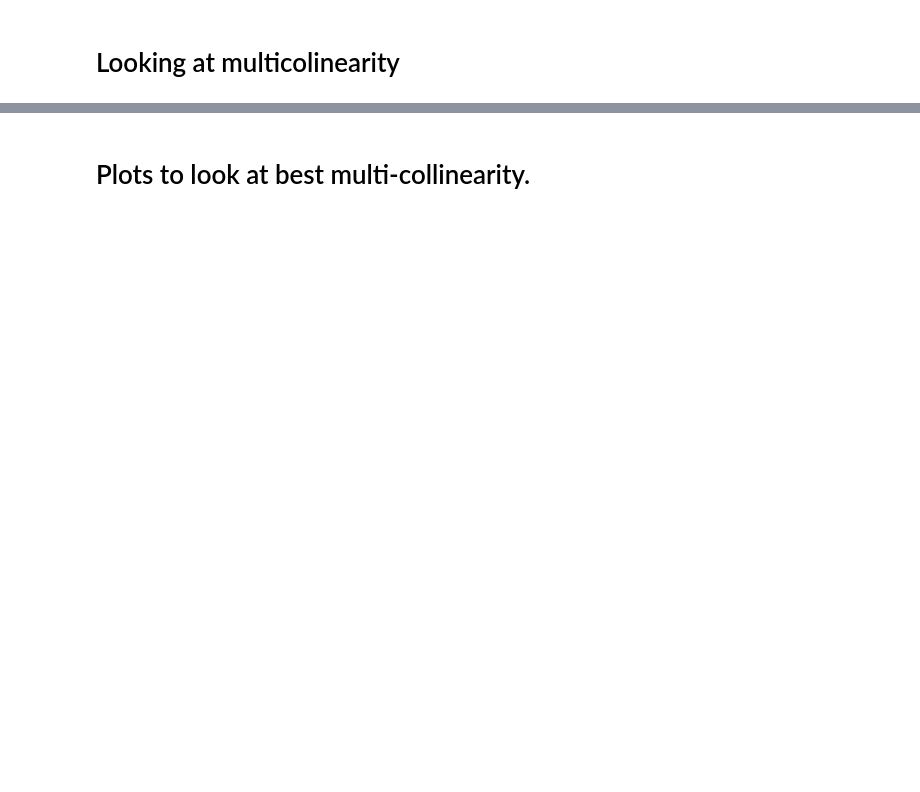
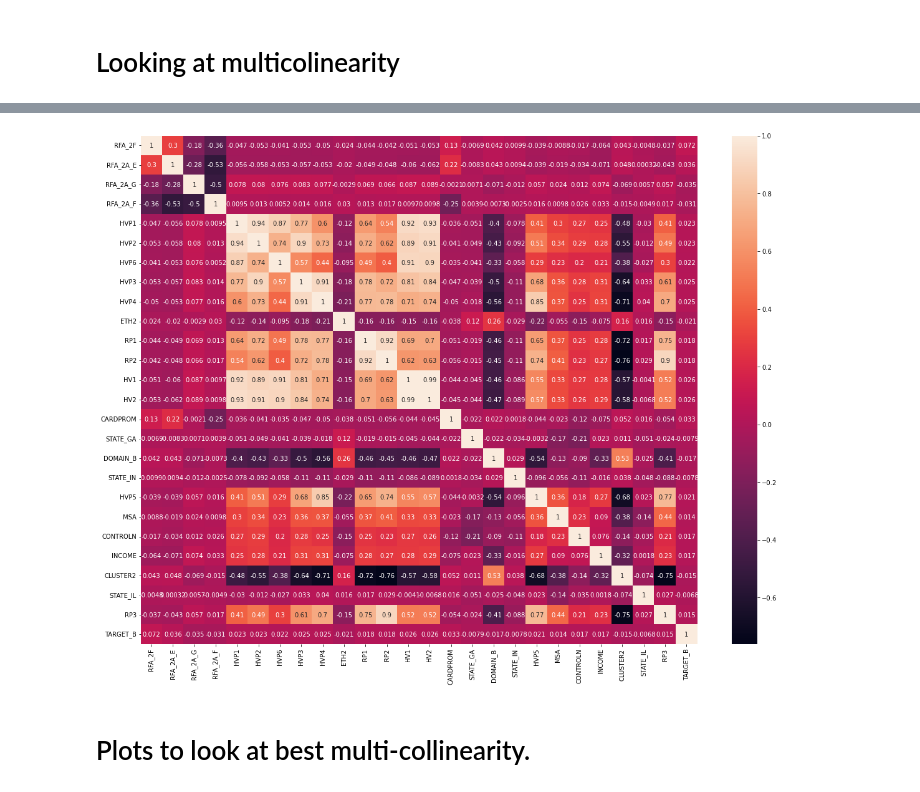
Before and after one commit to erin-berardi/Erin_dataV2-labs, a Jupyter notebook: Week_7_Full_notebook_random-forrest_solution.ipynb, the cells around one changed output, grey strips where cells are left out. Saved outputs shown, nothing was run; the diff lists cells and outputs as text; code cells hidden in the pictures; blank space fills up the shorter version.

```diff
--- a/Week_7_Full_notebook_random-forrest_solution.ipynb
+++ b/Week_7_Full_notebook_random-forrest_solution.ipynb
@@ -463,0 +435,3 @@ X_test_all = X_test[['RFA_2F',
+# %%
+X_train_all = X_train[col_list]
+X_train_all
@@ -477,3 +467,6 @@ X_test_all
 | 28622 | 1.000000 | 1.0 | 0.0 | 0.0 | 0.000000 | 0.010101 | 0.000000 | 0.040404 | 0.262626 | 0.010101 | ... | ... |
 | 28623 | 1.000000 | 1.0 | 0.0 | 0.0 | 0.161616 | 0.353535 | 0.090909 | 0.909091 | 1.000000 | 0.010101 | ... | ... |
 28624 rows × 25 columns
+# %%
+coll_data= pd.concat([X_train_all,y_train], axis= 1)
+coll_data
@@ -480,7 +487,8 @@ X_test_all
 # %% [markdown]
 # Looking at multicolinearity
 # %%
-corr_matrix = X_corr_data.corr(method = 'pearson')
+corr_matrix = coll_data.corr(method = 'pearson')
 fig, ax = plt.subplots(figsize=(20,15))
 ax = sns.heatmap(corr_matrix, annot = True)
 plt.show()
+# %% [output]
@@ -487,3 +496,4 @@ plt.show()
+[figure, added]
 # %% [markdown]
 # Plots to look at best multi-collinearity.
 # %%
```
Also changed, not shown: parts of 70 cells of this notebook, 12 other files.
